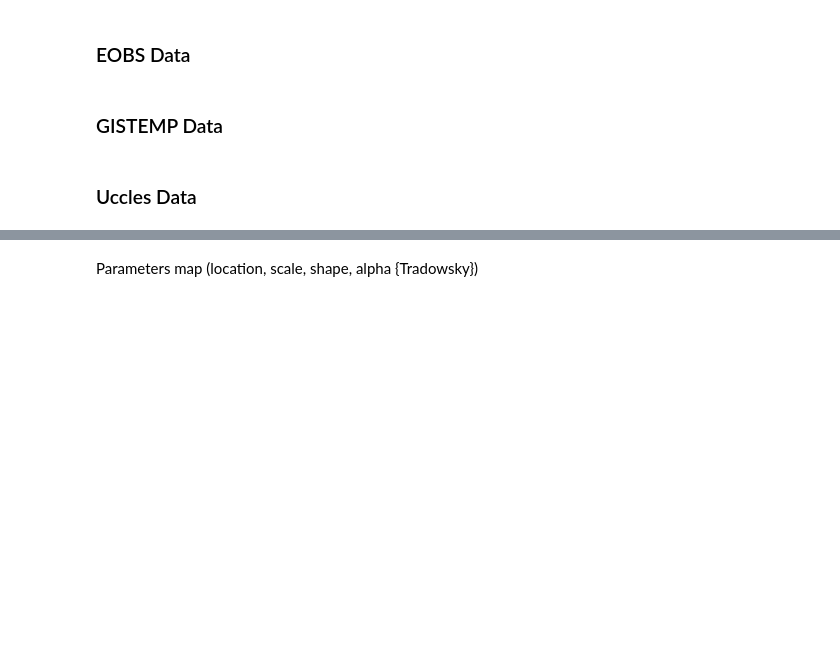
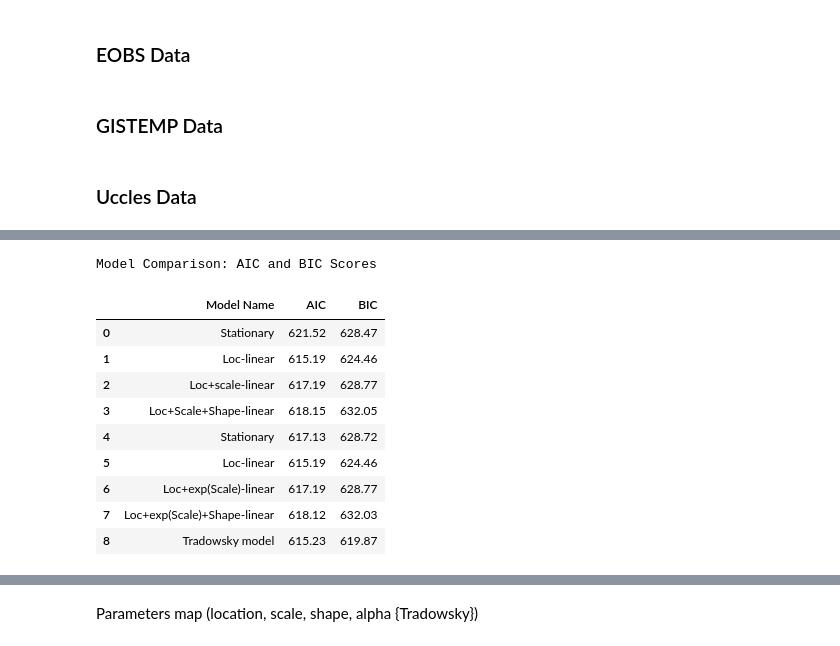
Before and after one commit to RPGSynth/EVT_Univariate, a Jupyter notebook: GEV-Exploration/main.ipynb, the cells around one changed output, grey strips where cells are left out. Cells and saved outputs as stored; diff of their text form; code cells hidden in the pictures; blank space fills up the shorter version.

```diff
--- a/GEV-Exploration/main.ipynb
+++ b/GEV-Exploration/main.ipynb
@@ -463,0 +493,65 @@ export_csv(filepath=r"c:\Users\bobel\OneDrive - Université de Namur\Data\Blockm
+# %%
+EOBS = pd.read_csv(r"c:\ThesisData\OUTPUTS\UCL_blockmax.csv")
+exog1 = {}
+exog2 = {'location':EOBS['tempanomalyMean']}
+exog3 = {'location':EOBS['tempanomalyMean'],
+'scale' : EOBS['tempanomalyMean']}
+exog4 = {'location':EOBS['tempanomalyMean'],
+'shape' : EOBS['tempanomalyMean'], 'scale': EOBS['tempanomalyMean']}
+exog5 = {'location':EOBS['tempanomalyMean'].values,
+'scale' : EOBS['tempanomalyMean'].values}
+fit1 = GEV(endog=EOBS["prmax"],exog=exog1,full_output=True).fit()
+fit2 = GEV(endog=EOBS["prmax"],exog=exog2,full_output=True).fit()
+fit3 = GEV(endog=EOBS["prmax"],exog=exog3,full_output=True).fit()
+fit4 = GEV(endog=EOBS["prmax"],exog=exog4,full_output=True).fit()
+fit5 = GEV(endog=EOBS["prmax"],exog=exog,scale_link=EVTModel.exp_link,full_output=True).fit()
+fit6 = GEV(endog=EOBS["prmax"],exog=exog2,scale_link=EVTModel.exp_link, full_output=True).fit()
+fit7 = GEV(endog=EOBS["prmax"],exog=exog3,scale_link=EVTModel.exp_link, full_output=True).fit()
+fit8 = GEV(endog=EOBS["prmax"],exog=exog4,scale_link=EVTModel.exp_link, full_output=True).fit()
+fit9 = GEVTradowsky(endog=EOBS["prmax"].values,exog=exog5, full_output=True).fit()
+
+import pandas as pd
+# Assuming each fit object has .AIC() and .BIC() methods
+# Replace these calls with the actual AIC and BIC values from your model fits
+data = {
+    "Model Name": [
+        "Stationary",
+        "Loc-linear",
+        "Loc+scale-linear",
+        "Loc+Scale+Shape-linear",
+        "Stationary",
+        "Loc-linear",
+        "Loc+exp(Scale)-linear",
+        "Loc+exp(Scale)+Shape-linear",
+        "Tradowsky model"
+    ],
+    "AIC": [fit1.AIC(), fit2.AIC(), fit3.AIC(), fit4.AIC(), fit5.AIC(), fit6.AIC(), fit7.AIC(), fit8.AIC(),fit9.AIC()],
+    "BIC": [fit1.BIC(), fit2.BIC(), fit3.BIC(), fit4.BIC(), fit5.BIC(), fit6.BIC(), fit7.BIC(), fit8.BIC(),fit9.BIC()]
+}
+
+# Create the DataFrame
+df = pd.DataFrame(data)
+
+# Use pandas Styler to format the table nicely
+styled_df = df.style.set_table_styles([
+    {'selector': 'thead th', 'props': [('background-color', '#4CAF50'), ('color', 'white'), ('font-weight', 'bold')]},
+    {'selector': 'tbody td', 'props': [('border', '1px solid #ddd'), ('padding', '8px')]}
+]).format(precision=2).set_properties(**{
+    'text-align': 'center',
+    'font-family': 'Arial, sans-serif',
+    'border-collapse': 'collapse'
+}).set_caption("Model Comparison: AIC and BIC Scores")
+
+styled_df
+# %% [output]
+Model Comparison: AIC and BIC Scores
+|  | Model Name | AIC | BIC |
+| 0 | Stationary | 621.52 | 628.47 |
+| 1 | Loc-linear | 615.19 | 624.46 |
+| 2 | Loc+scale-linear | 617.19 | 628.77 |
+| 3 | Loc+Scale+Shape-linear | 618.15 | 632.05 |
+| 4 | Stationary | 617.13 | 628.72 |
+| 5 | Loc-linear | 615.19 | 624.46 |
+| 6 | Loc+exp(Scale)-linear | 617.19 | 628.77 |
+| 7 | Loc+exp(Scale)+Shape-linear | 618.12 | 632.03 |
+| 8 | Tradowsky model | 615.23 | 619.87 |
```
Also changed, not shown: parts of 12 cells of this notebook.
